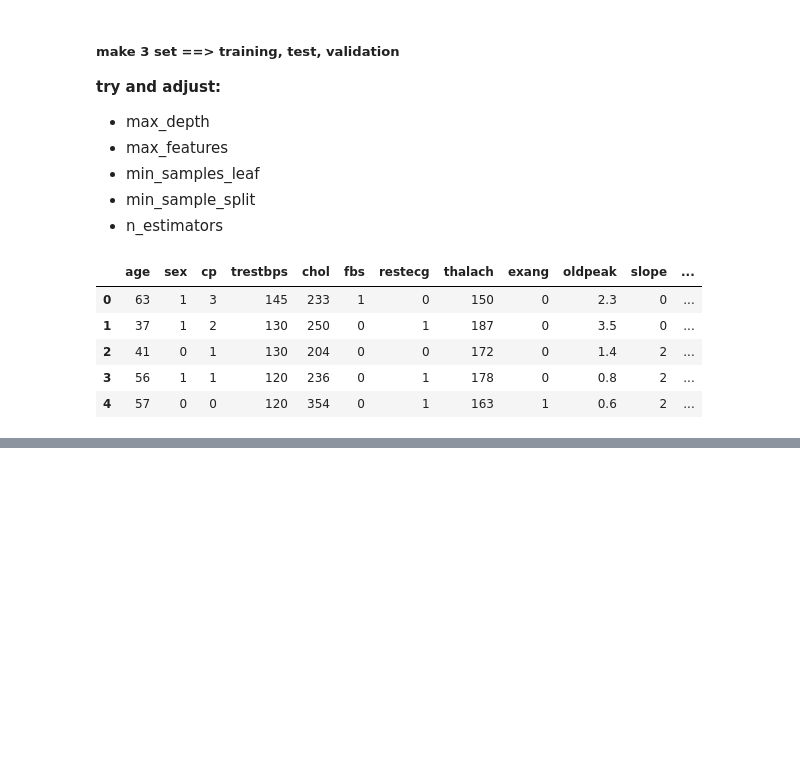
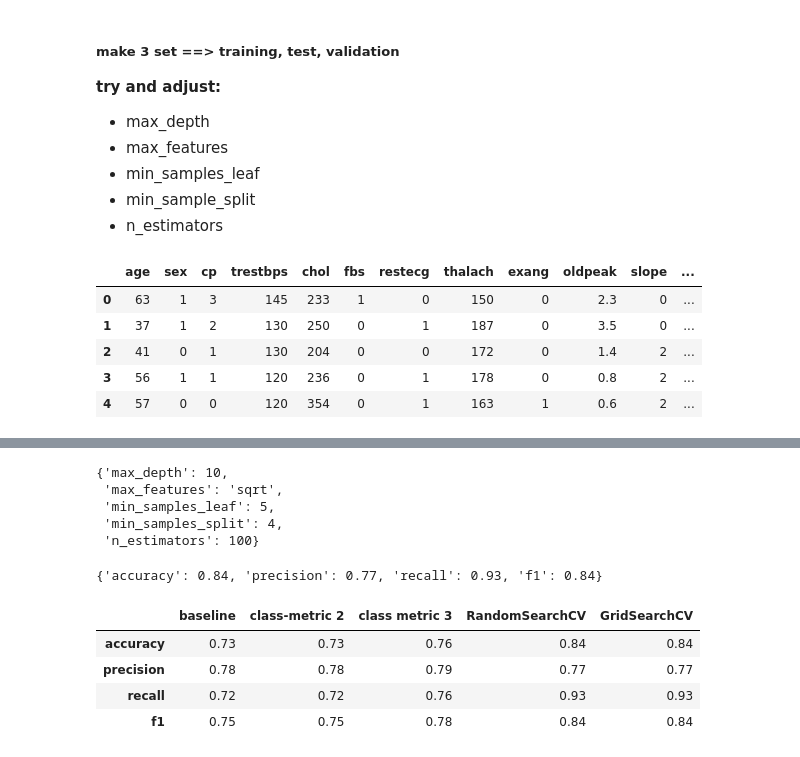
Before and after one commit to aliazani/machine-learning, a Jupyter notebook: 5-scikit-learn/1-introduction-scikit-learn.ipynb, the cells around one changed output, grey strips where cells are left out. Saved outputs shown, nothing was run; the diff lists cells and outputs as text; code cells hidden in the pictures; blank space fills up the shorter version.

```diff
--- a/5-scikit-learn/1-introduction-scikit-learn.ipynb
+++ b/5-scikit-learn/1-introduction-scikit-learn.ipynb
@@ -1766,0 +1921,30 @@ TypeError: sample() got an unexpected keyword argument 'inplace'
+# %%
+# import GridSearchCV
+from sklearn.model_selection import GridSearchCV
+
+# GridSearchCV is like bruteforce
+# create grid_2
+grid_2 = {"n_estimators": [10, 100, 200, 1000],
+        "max_depth": [None, 4, 10],
+        "max_features": ["auto", "sqrt"],
+        "min_samples_split": [2, 4],
+        "min_samples_leaf": [5]}
+
+# setup random seed
+np.random.seed(80)
+
+# split to x, y
+x = heart_disease_shuffled.drop('target', axis=1)
+y = heart_disease_shuffled['target']
+
+# split to train, test
+x_train, x_test, y_train, y_test = train_test_split(x, y, test_size=0.2)
+
+# Instantiate the model
+model = RandomForestClassifier(n_jobs=1)
+
+# Setup RandomizedSearchCV         n_inters ==> number of try
+grid_search_model = GridSearchCV(estimator=model, param_grid=grid_2
+                             ,cv=5, verbose=2)
+# fit the data
+grid_search_model.fit(x_train, y_train);
@@ -1766,0 +1984,30 @@ TypeError: sample() got an unexpected keyword argument 'inplace'
+# %%
+grid_search_model.best_params_
+# %% [output]
+{'max_depth': 10,
+ 'max_features': 'sqrt',
+ 'min_samples_leaf': 5,
+ 'min_samples_split': 4,
+ 'n_estimators': 100}
+# %%
+# make some predictions
+grid_search_y_preds = grid_search_model.predict(x_test)
+# evaluate the score
+gs_metric = evaluate_preds(y_test, grid_search_y_preds)
+gs_metric
+# %% [output]
+{'accuracy': 0.84, 'precision': 0.77, 'recall': 0.93, 'f1': 0.84}
+# %%
+# compare the models
+compare_metrics = pd.DataFrame({'baseline': class_metrics,
+                                'class-metric 2':class_metrics_2,
+                               'class metric 3':class_metrics_3,
+                               'RandomSearchCV': rs_metrics,
+                               'GridSearchCV': gs_metric})
+compare_metrics
+# %% [output]
+|  | baseline | class-metric 2 | class metric 3 | RandomSearchCV | GridSearchCV |
+| accuracy | 0.73 | 0.73 | 0.76 | 0.84 | 0.84 |
+| precision | 0.78 | 0.78 | 0.79 | 0.77 | 0.77 |
+| recall | 0.72 | 0.72 | 0.76 | 0.93 | 0.93 |
+| f1 | 0.75 | 0.75 | 0.78 | 0.84 | 0.84 |
```
Also changed, not shown: parts of 26 cells of this notebook.
